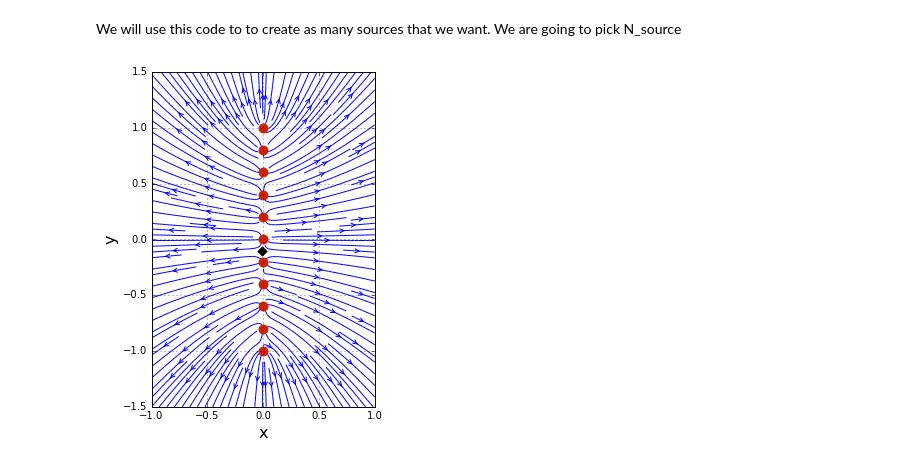
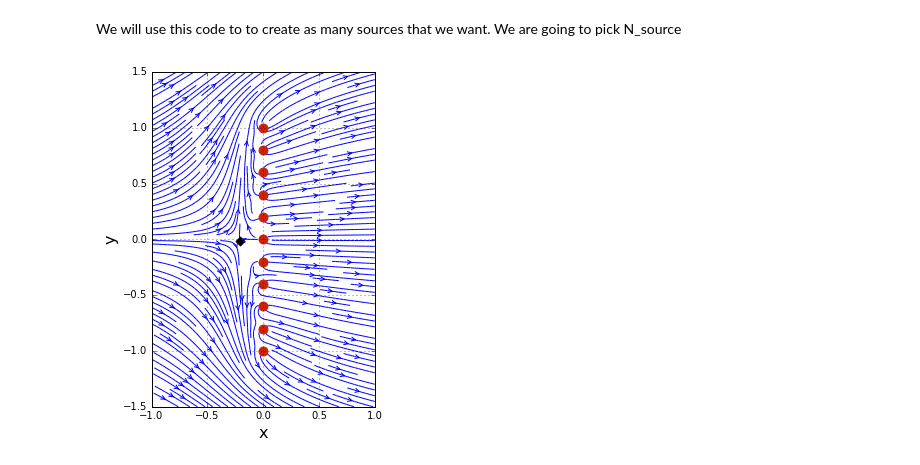
Before and after one commit to jennakosborn/mae6226, a Jupyter notebook: Lesson08.ipynb, the cells around one changed output. Cells and saved outputs as stored; diff of their text form; code cells hidden in the pictures.

```diff
--- a/Lesson08.ipynb
+++ b/Lesson08.ipynb
@@ -18,7 +18,7 @@ y = numpy.linspace(y_start, y_end, N)
 X, Y = numpy.meshgrid(x,y)
 # %%
 # freestream speed
-u_inf = .0
+u_inf = 1.0
 
 # calculate the velocity components due to the freestream
 u_freestream = u_inf*numpy.ones((N,N), dtype = 'float')
@@ -110,24 +118,25 @@ for source in sources:
     u += source.u
     v += source.v
 # %%
-# plot the stream lines
+# plot the streamlines
 size = 4
 pyplot.figure(figsize=(size, (y_end-y_start)/(x_end-x_start)*size))
 pyplot.grid()
-pyplot.xlabel('x', fontsize = 16)
-pyplot.ylabel('y', fontsize = 16)
-pyplot.streamplot(X,Y,u,v, density=2, linewidth=1, arrowsize=1, arrowstyle = '->')
-
+pyplot.xlabel('x', fontsize=16)
+pyplot.ylabel('y', fontsize=16)
+pyplot.streamplot(X, Y, u, v,
+                  density=2, linewidth=1, arrowsize=1, arrowstyle='->')
 # plot the sources
-pyplot.scatter(x_source, y_source, color = '#CD2305', s=80, marker='o')
-
-# Compute the velocity magnitude and indices of the stagnation point
-# note: the stagnation pont is approximated with the smallest velocity magnitude
-magnitude = numpy.sqrt(u**2+v**2)
+pyplot.scatter(x_source, y_source,
+               color='#CD2305', s=80, marker='o')
+# compute the velocity magniture and indices of the stagnation point
+# note: the stagnation point is approximated as the point with the smallest velocity magnitude
+magnitude = numpy.sqrt(u**2 + v**2)
 j_stagn, i_stagn = numpy.unravel_index(magnitude.argmin(), magnitude.shape)
-# plot the stagnation points
-pyplot.scatter(x[i_stagn], y[j_stagn], color='black', s= 40, marker= 'D')
-pyplot.xlim(x_start,x_end)
+# plot the stagnation point
+pyplot.scatter(x[i_stagn], y[j_stagn],
+               color='black', s=40, marker='D')
+pyplot.xlim(x_start, x_end)
 pyplot.ylim(y_start, y_end);
 # %% [output]
-[figure, old version]
+[figure, new version]
```
Also changed, not shown: parts of 8 cells of this notebook.
